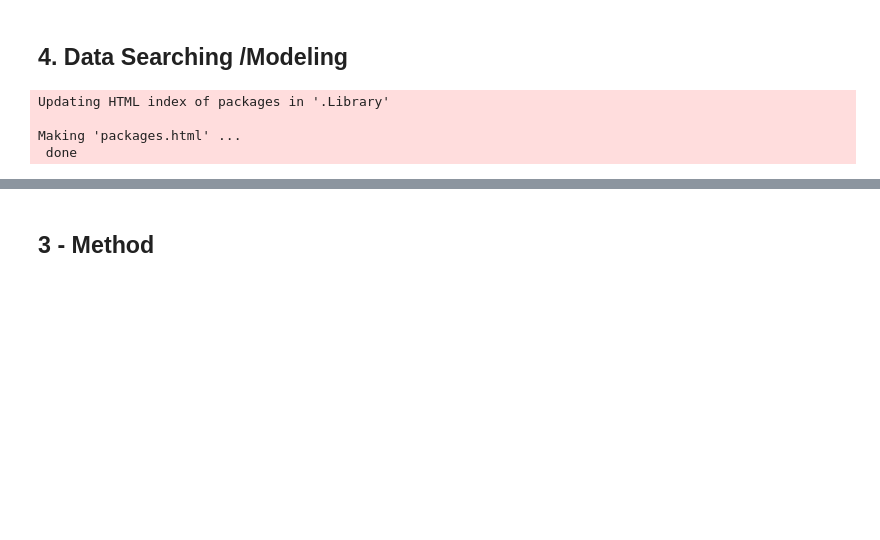
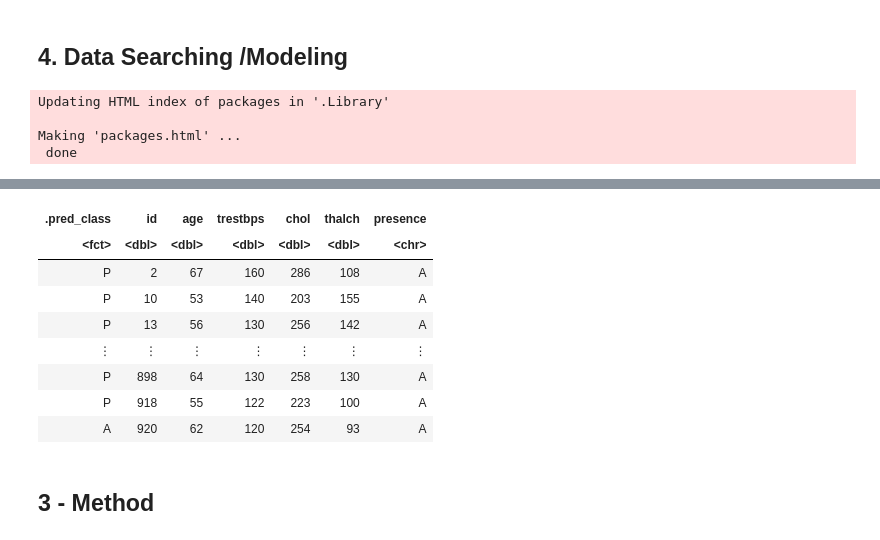
Before and after one commit to MAmouzouvi/Heart-disease-predictor, a Jupyter notebook: project_report.ipynb, the cells around one changed output, grey strips where cells are left out. Saved outputs shown, nothing was run; the diff lists cells and outputs as text; code cells hidden in the pictures; blank space fills up the shorter version.

```diff
--- a/project_report.ipynb
+++ b/project_report.ipynb
@@ -333,60 +364,37 @@ NULL
 # %%
-# # For K-nearest Neighbour, we will be using 20 based on our tuning
-# heart_disease_spec <- nearest_neighbor(weight_func = "rectangular", neighbors = 3) |>
+set.seed(3456)
+
+heart_disease_spec <- nearest_neighbor(weight_func = "rectangular", neighbors = 33) |>
+    set_engine("kknn") |>
+    set_mode("classification")
+
+
+heart_disease_fit_k33 <- workflow() |>
+    add_recipe(new_heart_disease_recipe) |>
+    add_model(heart_disease_spec) |>
+    fit(data = new_heart_disease_train_scaled)
+
+knn_fit
+
+# # # For K-nearest Neighbour, we will be using 33 based on our tuning
+
+# heart_disease_spec_k33 <- nearest_neighbor(weight_func = "rectangular", neighbors = 33) |>
 #     set_engine("kknn") |>
 #     set_mode("classification")
 
 # # Create fit model with heart_disease_train dataset
-# heart_disease_fit <- workflow() |>
-#       add_recipe(heart_disease_recipe) |>
-#       add_model(heart_disease_spec) |>
-#       fit(data = heart_disease_train_scaled)
+# heart_disease_fit_k28 <- workflow() |>
+#       add_recipe(new_heart_disease_recipe) |>
+#       add_model(heart_disease_spec_k33) |>
+#       fit(data = new_heart_disease_train_scaled)
 
 # # heart_disease_fit
-# heart_dis_test_predictions <- predict(heart_disease_fit, heart_disease_test) |>
-#       bind_cols(heart_disease_test)
+heart_dis_test_predictions <- predict(heart_disease_fit_k33, heart_disease_test) |>
+      bind_cols(heart_disease_test)
 
-# heart_dis_test_predictions
+heart_dis_test_predictions
 
-# tail(heart_dis_test_predictions)
+# accurary <- heart_dis_test_predictions |> metrics(truth = presence, estimate = .pred_class)
 
-# heart_disease_prediction_accuracy <- heart_dis_test_predictions |>
-#         metrics(truth = presence, estimate = .pred_class)
-
-# heart_disease_prediction_accuracy
-
-
-
-
-
-
-
-
-# # Now we find the minimum RMSPE along with it's associated metrics such as mean and standard error
-# # This helps us find the number of neighbors that will serve as the best k value to use.
-
-# heart_dis_min <- heart_dis_results |>
-#    filter(.metric == "rmse") |>
-#    slice_min(mean, n = 1)
-
-# heart_dis_min
-
-# k_min <- heart_dis_min |>
-#          pull(neighbors)
-
-# heart_dis_best_spec <- nearest_neighbor(weight_func = "rectangular", neighbors = k_min) |>
-#          set_engine("kknn") |>
-#          set_mode("regression")
-
-# heart_dis_best_fit <- workflow() |>
-#          add_recipe(heart_disease_train_recipe) |>
-#          add_model(heart_disease_best_spec) |>
-#          fit(data = heart_disease_training)
-# # The above data used could be wrong, could be heart_disease_training_scaled
-
-# heart_dis_summary <- heart_dis_best_fit |>
-#           predict(heart_disease_test) |>
-#           bind_cols(heart_disease_test) |>
-#           metrics(truth = presence, estimate = .pred)
-
-# heart_dis_summary
+# tail(accurary)
+# %% [output]
@@ -392,0 +421,9 @@ NULL
+| .pred_class | id | age | trestbps | chol | thalch | presence |
+| <fct> | <dbl> | <dbl> | <dbl> | <dbl> | <dbl> | <chr> |
+| P | 2 | 67 | 160 | 286 | 108 | A |
+| P | 10 | 53 | 140 | 203 | 155 | A |
+| P | 13 | 56 | 130 | 256 | 142 | A |
+| ⋮ | ⋮ | ⋮ | ⋮ | ⋮ | ⋮ | ⋮ |
+| P | 898 | 64 | 130 | 258 | 130 | A |
+| P | 918 | 55 | 122 | 223 | 100 | A |
+| A | 920 | 62 | 120 | 254 | 93 | A |
```
Also changed, not shown: parts of 14 cells of this notebook.
